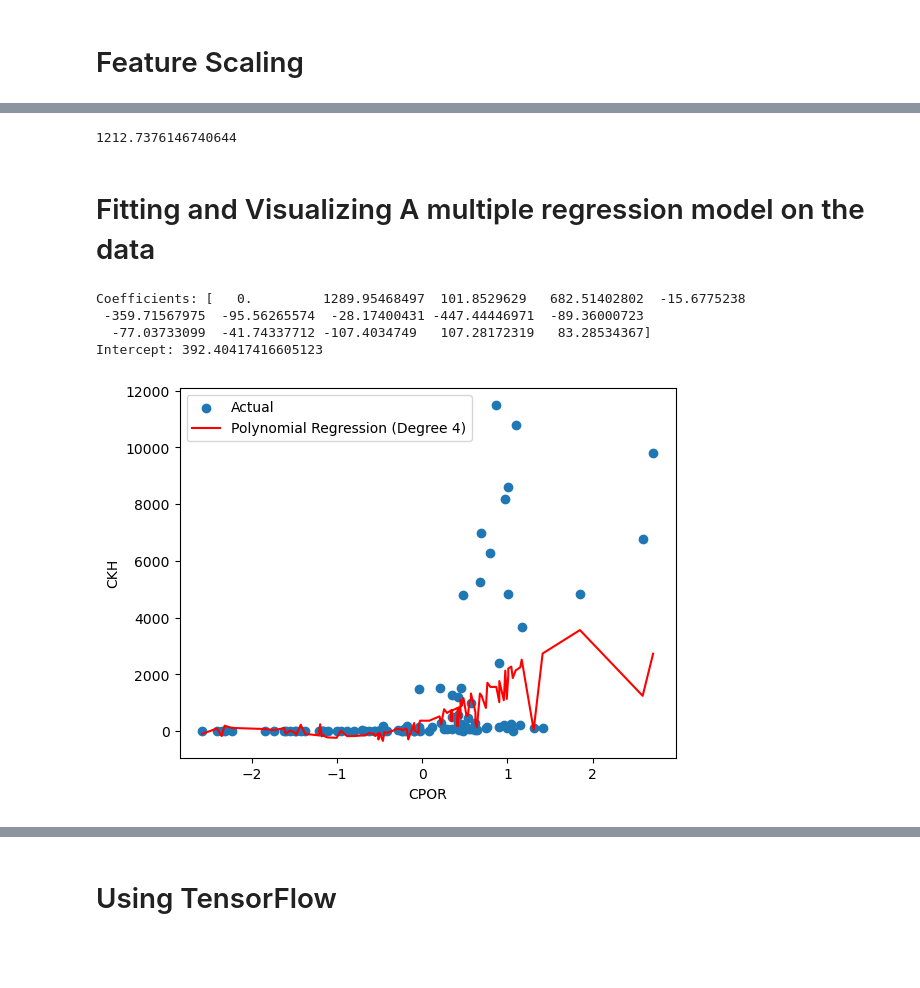
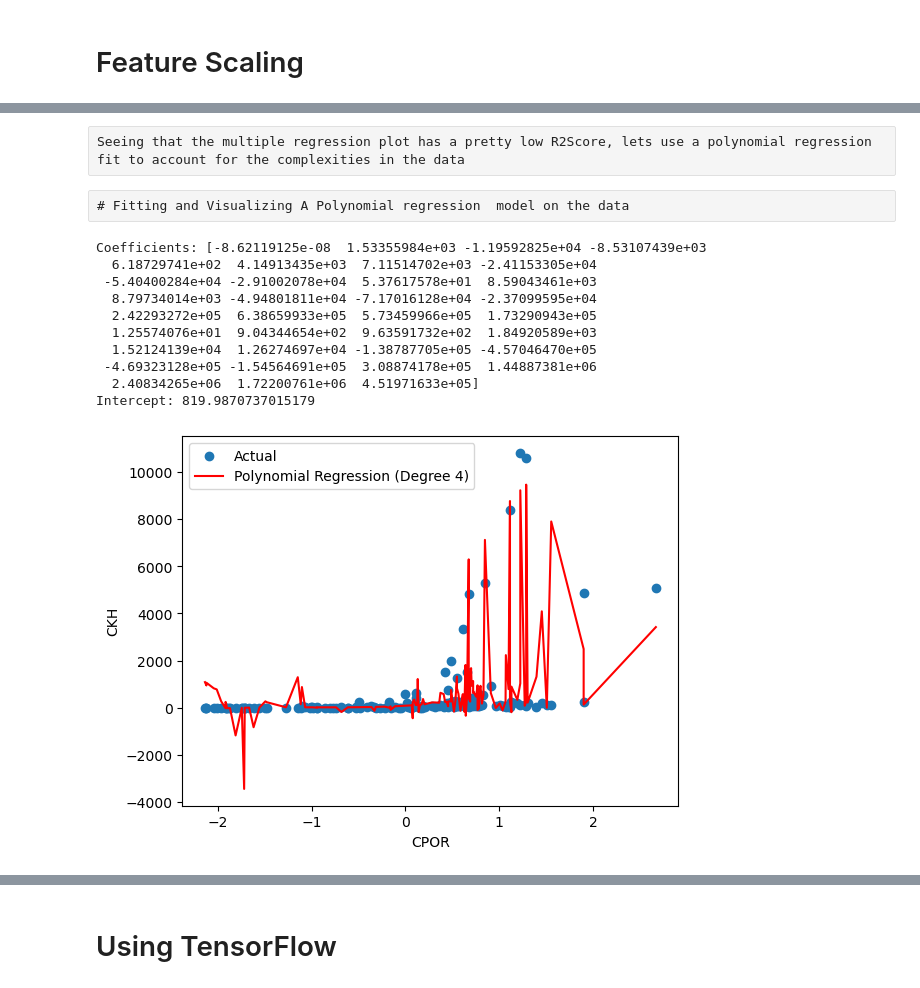
Before and after one commit to Omo-Mushin/Neural-Network-For-Permeabilty-Estimation, a Jupyter notebook: EvansModel.ipynb, the cells around one changed output, grey strips where cells are left out. Saved outputs shown, nothing was run; the diff lists cells and outputs as text; code cells hidden in the pictures; blank space fills up the shorter version.

```diff
--- a/EvansModel.ipynb
+++ b/EvansModel.ipynb
@@ -41,0 +251,4 @@ core_data.head()
+# %%
+# Dropping the RHOD and GRAIN_RHO columns since it is fairly costant and doesnt offer much variabilty.
+
+core_data = core_data.drop(['GRAIN_RHO', 'RHOD'], axis=1)
@@ -280,14 +447,6 @@ plt.show()
 # %%
- for feature in core_data.columns.values:
-    Q1 = core_data[feature].quantile(0.25)
+core_data = core_data.set_index("Depth", drop= True)
 
-    Q3 = core_data[feature].quantile(0.75)
 
-    IQR = Q3- Q1
-
-    step = 1.5 * IQR
-
-    outliers = core_data[(core_data[feature] < Q1 - step) | (core_data[feature] > Q3 + step)]
-display(outliers)
-good_data = core_data.drop(outliers.index)
+core_data
 # %% [output]
@@ -323,4 +467,2 @@ good_data
-# %%
-core_data = good_data
 # %% [markdown]
 # Feature Scaling
@@ -327,23 +471,21 @@ core_data = good_data
 # %%
-import pandas as pd
-import matplotlib.pyplot as plt
+
 from sklearn.model_selection import train_test_split
 from sklearn.linear_model import LinearRegression
 from sklearn.metrics import mean_squared_error, r2_score
-from sklearn.preprocessing import StandardScaler
-
-
-df = pd.DataFrame(core_data)
-
+from sklearn.preprocessing import StandardScaler, MinMaxScaler
 
 scale = StandardScaler()
 
-X = df[['CPOR',  'RHOD']]
-y = df['CKH']
+X = core_data.drop('CKH', axis=1)
+y = core_data['CKH']
 
 X_scaled = scale.fit_transform(X)
+X_scaled = pd.DataFrame(X_scaled)
+X_scaled.columns = X.columns.values
 
-X = pd.DataFrame(X_scaled)
-X.columns = ['CPOR', "RHOD"]
+X = X_scaled
+# X = pd.DataFrame(X_scaled)
+# X.columns = ['CPOR', "RHOD"]
 X
 # %% [output]
@@ -419,58 +565,56 @@ r2
-# %%
-from sklearn.metrics import mean_absolute_error
-mae = mean_absolute_error(y_test, y_pred)
-
-mae
-# %% [output]
-1212.7376146740644
-# %% [markdown]
-# Fitting and Visualizing A multiple regression  model on the data
+# %% [raw]
+Seeing that the multiple regression plot has a pretty low R2Score, lets use a polynomial regression fit to account for the complexities in the data
+# %% [raw]
+# Fitting and Visualizing A Polynomial regression  model on the data
 # %%
-
-df = pd.DataFrame(core_data)
-
-
+#Splitting for training and testing
 X_train, X_test, y_train, y_test = train_test_split(X, y, test_size=0.2, random_state=42)
 
-# Use Polynomial Regression with degree 2
+# Use Polynomial Regression with degree n
 degree = 4
 poly = PolynomialFeatures(degree)
 X_train_poly = poly.fit_transform(X_train)
 X_test_poly = poly.transform(X_test)
 
 # Fit a linear regression model on the polynomial features
 model = LinearRegression()
 model.fit(X_train_poly, y_train)
 
 # Make predictions on the test set
 y_pred = model.predict(X_test_poly)
 
 # Evaluate the model performance
 mse = mean_squared_error(y_test, y_pred)
 r2 = r2_score(y_test, y_pred)
 
 # Print the model coefficients
 coefficients = model.coef_
 intercept = model.intercept_
 print(f"Coefficients: {coefficients}")
 print(f"Intercept: {intercept}")
 
 # Plot the regression equation on a scatter plot
 X_test_sorted = X_test.sort_values(by='CPOR')  # Sort for better visualization
 y_pred_poly = model.predict(poly.transform(X_test_sorted))
 plt.scatter(X_test['CPOR'], y_test, label='Actual')
 plt.plot(X_test_sorted['CPOR'], y_pred_poly, color='red', label=f'Polynomial Regression (Degree {degree})')
 plt.xlabel('CPOR')
 plt.ylabel('CKH')
 # plt.yscale('log')
 plt.legend()
 plt.show()
 # %% [output]
-Coefficients: [   0.         1289.95468497  101.8529629   682.51402802  -15.6775238
- -359.71567975  -95.56265574  -28.17400431 -447.44446971  -89.36000723
-  -77.03733099  -41.74337712 -107.4034749   107.28172319   83.28534367]
-Intercept: 392.40417416605123
+Coefficients: [-8.62119125e-08  1.53355984e+03 -1.19592825e+04 -8.53107439e+03
+  6.18729741e+02  4.14913435e+03  7.11514702e+03 -2.41153305e+04
+ -5.40400284e+04 -2.91002078e+04  5.37617578e+01  8.59043461e+03
+  8.79734014e+03 -4.94801811e+04 -7.17016128e+04 -2.37099595e+04
+  2.42293272e+05  6.38659933e+05  5.73459966e+05  1.73290943e+05
+  1.25574076e+01  9.04344654e+02  9.63591732e+02  1.84920589e+03
+  1.52124139e+04  1.26274697e+04 -1.38787705e+05 -4.57046470e+05
+ -4.69323128e+05 -1.54564691e+05  3.08874178e+05  1.44887381e+06
+  2.40834265e+06  1.72200761e+06  4.51971633e+05]
+Intercept: 819.9870737015179
-[figure, old version]
+[figure, new version]
 # %%
 from sklearn.metrics import r2_score
 r2 = r2_score(y_test, y_pred)
```
Also changed, not shown: parts of 87 cells of this notebook.
